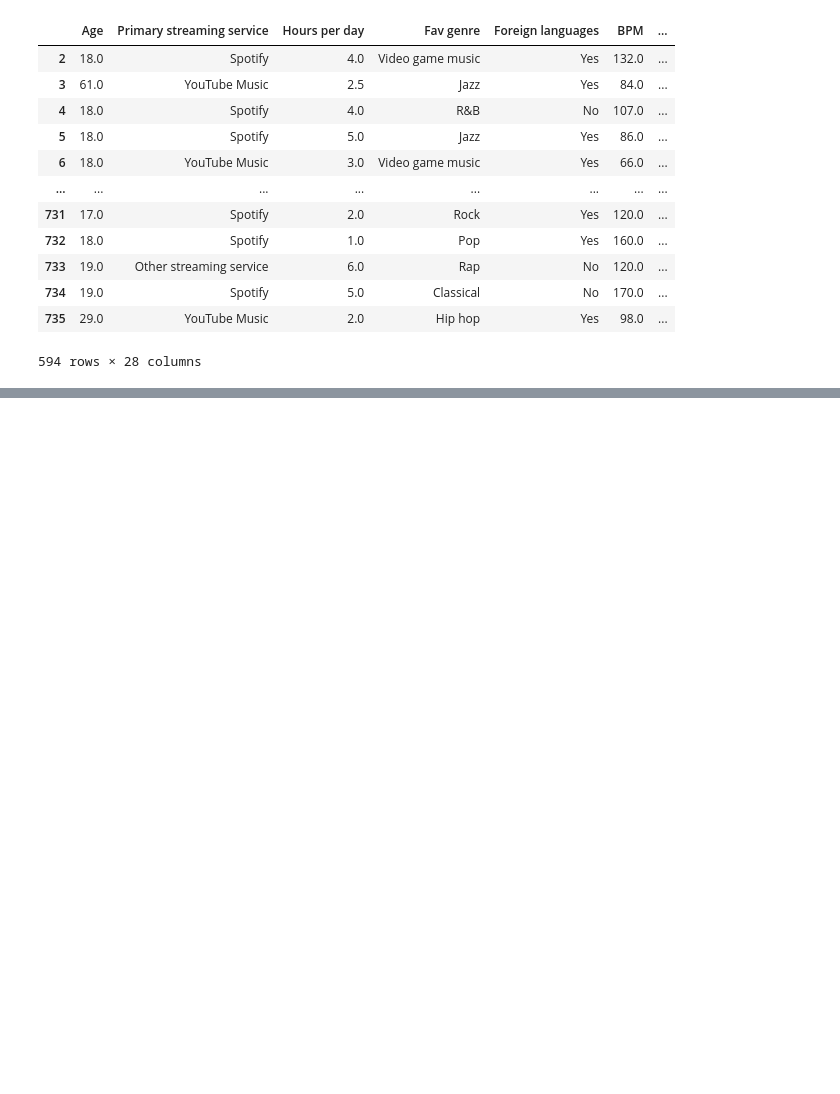
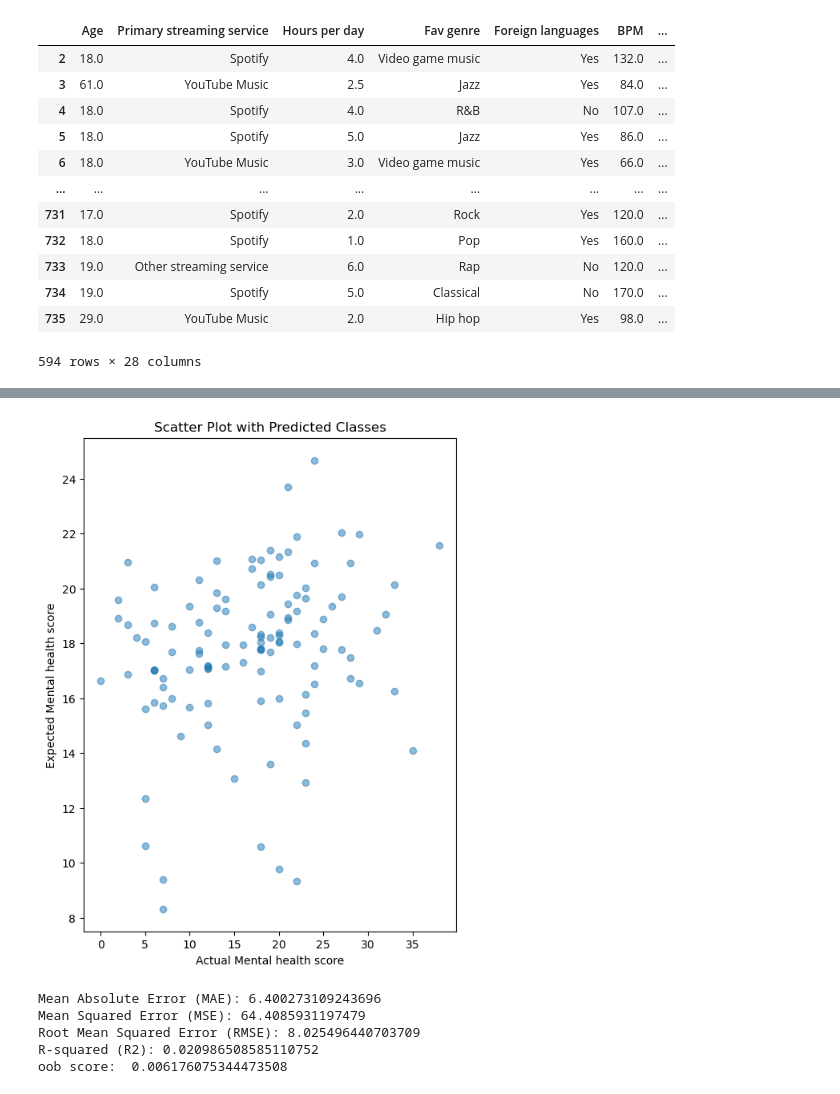
Before and after one commit to ElliceNels/B3EPIC, a Jupyter notebook: Data_Science_Workflow.ipynb, the cells around one changed output, grey strips where cells are left out. Cells and saved outputs as stored; diff of their text form; code cells hidden in the pictures; blank space fills up the shorter version.

Commit message:
random forest completed

```diff
--- a/Data_Science_Workflow.ipynb
+++ b/Data_Science_Workflow.ipynb
@@ -366,0 +222,55 @@ ValueError: Shape of passed values is (594, 34), indices imply (0, 34)
+# %%
+# Preparing input sample
+inp = dataset
+inp = inp.drop('Insomnia', axis=1)
+inp = inp.drop('OCD', axis=1)
+inp = inp.drop('Depression', axis=1)
+inp = inp.drop('Mental health score', axis=1)
+inp = inp.drop('Anxiety', axis=1)
+# %%
+import pandas as pd
+from sklearn.ensemble import RandomForestRegressor
+from sklearn.model_selection import train_test_split
+
+# Define x
+x = inp
+
+#'y' is target variable
+y = dataset['Mental health score']
+
+# Fitting Random Forest Regression to the dataset
+regressor = RandomForestRegressor(n_estimators=400, random_state=42, oob_score=True)
+X_train, X_test, y_train, y_test = train_test_split(x, y, test_size=0.2, random_state=42)
+regressor.fit(X_train, y_train)
+
+# # Make predictions
+y_pred = regressor.predict(X_test)
+# %%
+import numpy as np
+plt.figure(figsize=(6, 8))
+plt.scatter(y_test, y_pred, alpha=0.5)
+plt.xlabel('Actual Mental health score')
+plt.ylabel('Expected Mental health score')
+plt.title('Scatter Plot with Predicted Classes')
+plt.show()
+# %% [output]
+[figure, added]
+# %%
+from sklearn.metrics import mean_absolute_error, mean_squared_error, r2_score
+
+mae = mean_absolute_error(y_test, y_pred)
+mse = mean_squared_error(y_test, y_pred)
+rmse = mean_squared_error(y_test, y_pred, squared=False)  # RMSE
+r2 = r2_score(y_test, y_pred)
+
+print("Mean Absolute Error (MAE):", mae)
+print("Mean Squared Error (MSE):", mse)
+print("Root Mean Squared Error (RMSE):", rmse)
+print("R-squared (R2):", r2)
+print("oob score: ", regressor.oob_score_)
+# %% [output]
+Mean Absolute Error (MAE): 6.400273109243696
+Mean Squared Error (MSE): 64.4085931197479
+Root Mean Squared Error (RMSE): 8.025496440703709
+R-squared (R2): 0.020986508585110752
+oob score:  0.006176075344473508
```
Also changed, not shown: parts of 11 cells of this notebook.
